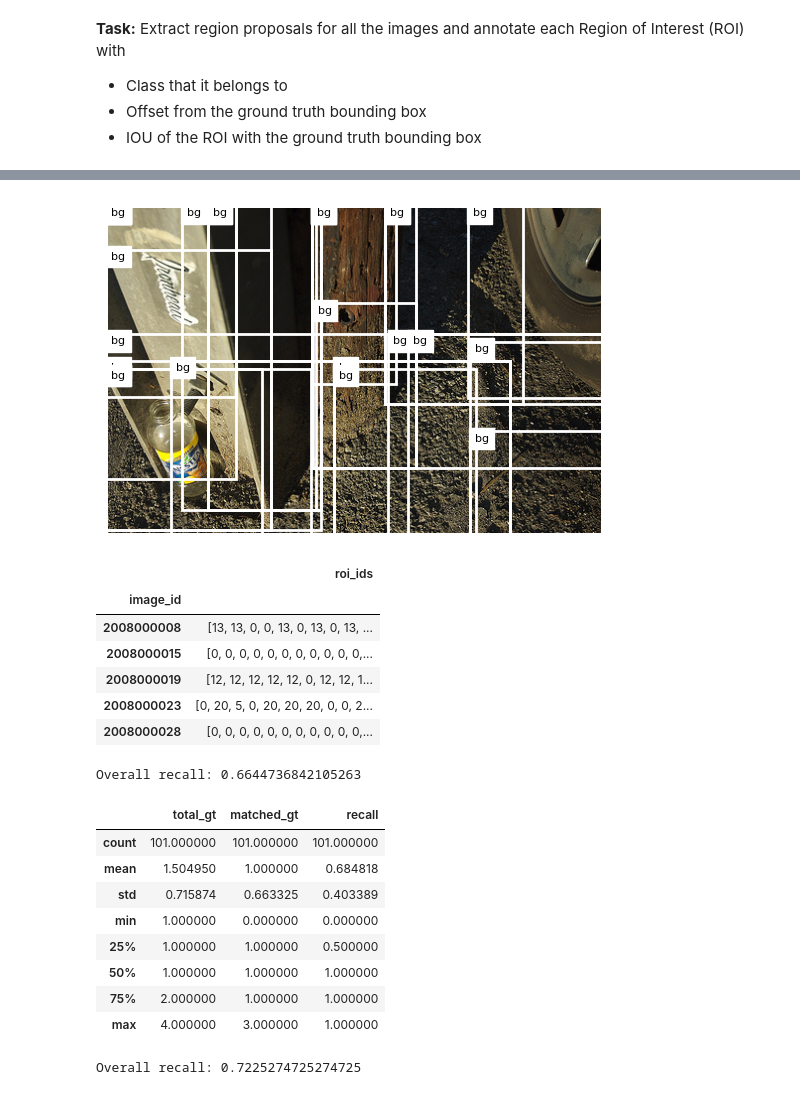
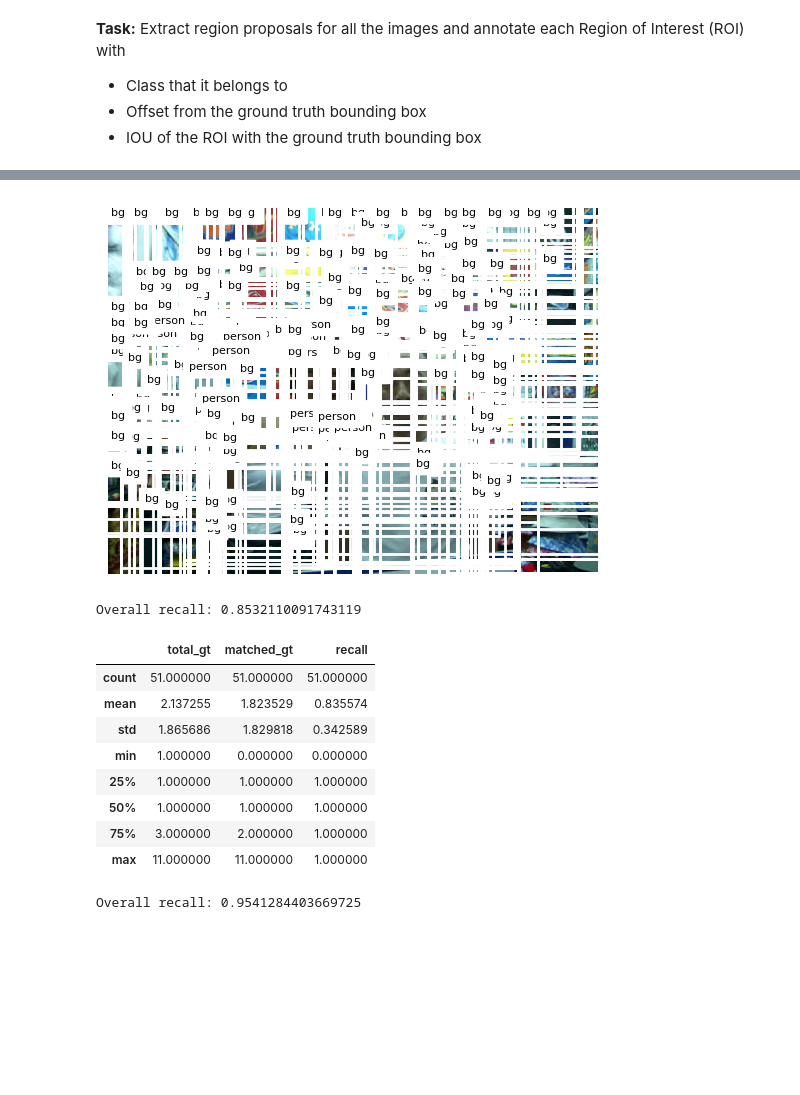
Before and after one commit to utkarsh-1232/Object-Detection, a Jupyter notebook: 02_rois.ipynb, the cells around one changed output, grey strips where cells are left out. Cells and saved outputs as stored; diff of their text form; code cells hidden in the pictures; blank space fills up the shorter version.

```diff
--- a/02_rois.ipynb
+++ b/02_rois.ipynb
@@ -24,3 +25,3 @@ show_bbs(img_path, gtbbs, [id2label[id] for id in cat_ids])
 # %%
-img = io.read_image(img_path, mode=io.ImageReadMode.RGB)
+img = read_image(img_path, mode=ImageReadMode.RGB)
 gtbbs, cat_ids = torch.tensor(gtbbs), torch.tensor(cat_ids)
@@ -47,20 +28,16 @@ Type:      function
 # %%
-import warnings
-warnings.filterwarnings("ignore", category=UserWarning)
+def extract_rois(img, min_size=0.05):
+    ss = cv2.ximgproc.segmentation.createSelectiveSearchSegmentation()
+    ss.setBaseImage(img.permute(1, 2, 0).numpy())
+    ss.switchToSelectiveSearchFast()
+    rects = ss.process()
 
-def extract_rois(img, scale=200, min_size=100):
-    img_np = img.permute(1, 2, 0).numpy()
-    h,w = img_np.shape[:2]; img_area = h*w
-    _, regions = selective_search(img_np, scale=scale, min_size=min_size)
-    unique_rois = set()
-    for r in regions:
-        rect, size = r['rect'], r['size']
-        if (size>0.05*img_area) and (size<img_area) and (rect not in unique_rois):
-            unique_rois.add(rect)
-    rois = torch.empty((0, 4))
-    if len(unique_rois)>0:
-        rois = torch.tensor([list(x) for x in unique_rois], dtype=torch.float32)
-    return rois
+    h,w = img.shape[1:]; img_area = h*w
+    sizes = rects[:,2]*rects[:,3]
+    mask = (sizes>min_size*img_area) & (sizes<img_area)
+    rects = rects[mask]
+
+    return torch.tensor(rects, dtype=torch.float32)
 # %%
 rois = extract_rois(img)
 print(rois.shape, gtbbs.shape)
@@ -75,7 +52,7 @@ r_xyXY = torch.cat([rois[:,:2], rois[:,:2]+rois[:,2:]-1], dim=1)
 gt_xyXY = torch.cat([gtbbs[:,:2], gtbbs[:,:2]+gtbbs[:,2:]-1], dim=1)
 ious = box_iou(r_xyXY, gt_xyXY)
 max_ious, max_idxs = ious.max(dim=1)
-valid_mask = max_ious>0.3
+valid_mask = max_ious>0.5
 
 ious.shape, torch.sum(valid_mask)
 # %% [output]
@@ -128,5 +77,5 @@ def apply_offsets(rois, pred_offsets):
 # %%
-def annotate_rois(rois, gtbbs, cat_ids, cat_thresh=0.3):
+def annotate_rois(rois, gtbbs, cat_ids, cat_thresh=0.5):
     r_xyXY = torch.cat([rois[:,:2], rois[:,:2]+rois[:,2:]-1], dim=1)
     gt_xyXY = torch.cat([gtbbs[:,:2], gtbbs[:,:2]+gtbbs[:,2:]-1], dim=1)
     ious = box_iou(r_xyXY, gt_xyXY)
@@ -146,6 +95,6 @@ roi_ids.shape, offsets.shape, max_ious.shape
 # %%
-labels = [id2label[id] if id!=0 else 'bg' for id in roi_ids]
+labels = [id2label[id.item()] if id!=0 else 'bg' for id in roi_ids]
 show_bbs(img_path, rois, labels)
 # %% [output]
-[figure, old version]
+[figure, new version]
 # %%
@@ -169,13 +115 @@ res = df.loc[:n].progress_apply(get_annotated_rois, axis=1, **kwargs)
-# %%
-roi_df = pd.DataFrame({'image_id':[row[0].item() for row in res], 'roi_ids':[row[2].tolist() for row in res]})
-roi_df.set_index('image_id', inplace=True)
-roi_df.head()
-# %% [output]
-|  | roi_ids |
-| image_id |  |
-| 2008000008 | [13, 13, 0, 0, 13, 0, 13, 0, 13, ... |
-| 2008000015 | [0, 0, 0, 0, 0, 0, 0, 0, 0, 0, 0,... |
-| 2008000019 | [12, 12, 12, 12, 12, 0, 12, 12, 1... |
-| 2008000023 | [0, 20, 5, 0, 20, 20, 20, 0, 0, 2... |
-| 2008000028 | [0, 0, 0, 0, 0, 0, 0, 0, 0, 0, 0,... |
 # %%
@@ -195,23 +128,22 @@ df[['total_gt', 'matched_gt', 'recall']] = df.loc[:n].progress_apply(calc_recall
 # %%
-print(f'Overall recall: {df.loc[:n, 'matched_gt'].sum()/df.loc[:n, 'total_gt'].sum()}')
+print(f'Overall recall: {recall_df.matched_gt.sum()/recall_df.total_gt.sum()}')
 
-df.loc[:n, ['total_gt', 'matched_gt', 'recall']].describe()
+recall_df.describe()
 # %% [output]
-Overall recall: 0.6644736842105263
+Overall recall: 0.8532110091743119
 |  | total_gt | matched_gt | recall |
-| count | 101.000000 | 101.000000 | 101.000000 |
-| mean | 1.504950 | 1.000000 | 0.684818 |
-| std | 0.715874 | 0.663325 | 0.403389 |
+| count | 51.000000 | 51.000000 | 51.000000 |
+| mean | 2.137255 | 1.823529 | 0.835574 |
+| std | 1.865686 | 1.829818 | 0.342589 |
 | min | 1.000000 | 0.000000 | 0.000000 |
-| 25% | 1.000000 | 1.000000 | 0.500000 |
+| 25% | 1.000000 | 1.000000 | 1.000000 |
 | 50% | 1.000000 | 1.000000 | 1.000000 |
-| 75% | 2.000000 | 1.000000 | 1.000000 |
-| max | 4.000000 | 3.000000 | 1.000000 |
+| 75% | 3.000000 | 2.000000 | 1.000000 |
+| max | 11.000000 | 11.000000 | 1.000000 |
 # %%
-kwargs['scale'] = 100
-res = df.loc[:n].progress_apply(get_annotated_rois, axis=1, **kwargs)
+roi_df = df.loc[:n].progress_apply(get_annotated_rois, axis=1, args=(0.01, 0.5))
 
-df[['total_gt', 'matched_gt', 'recall']] = df.loc[:n].progress_apply(calc_recall, axis=1, result_type='expand')
-print(f'Overall recall: {df.loc[:n, 'matched_gt'].sum()/df.loc[:n, 'total_gt'].sum()}')
+recall_df = roi_df.progress_apply(calc_recall, axis=1, gt_df=df.set_index('image_id'))
+print(f'Overall recall: {recall_df.matched_gt.sum()/recall_df.total_gt.sum()}')
 # %% [output]
-Overall recall: 0.7225274725274725
+Overall recall: 0.9541284403669725
```
Also changed, not shown: parts of 18 cells of this notebook, 1 other file.
